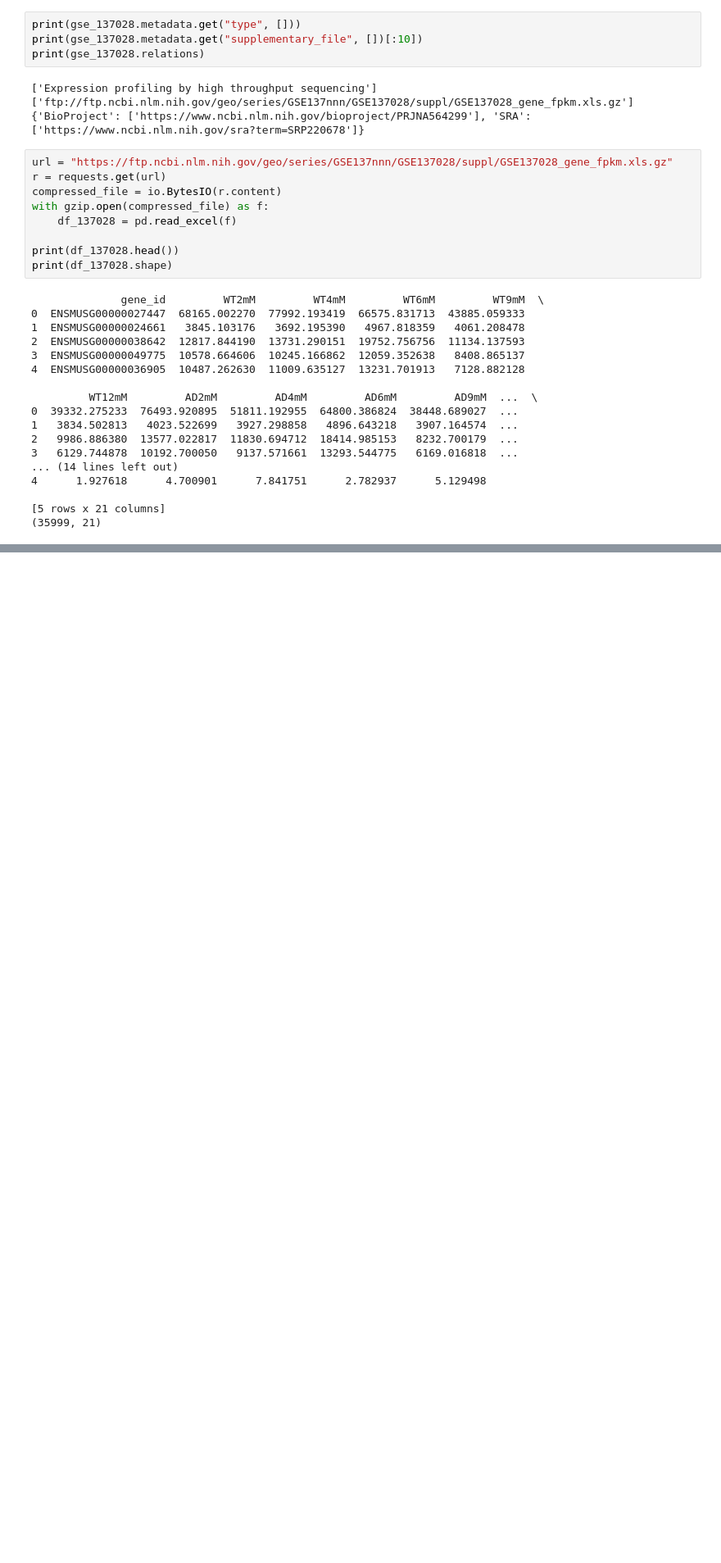
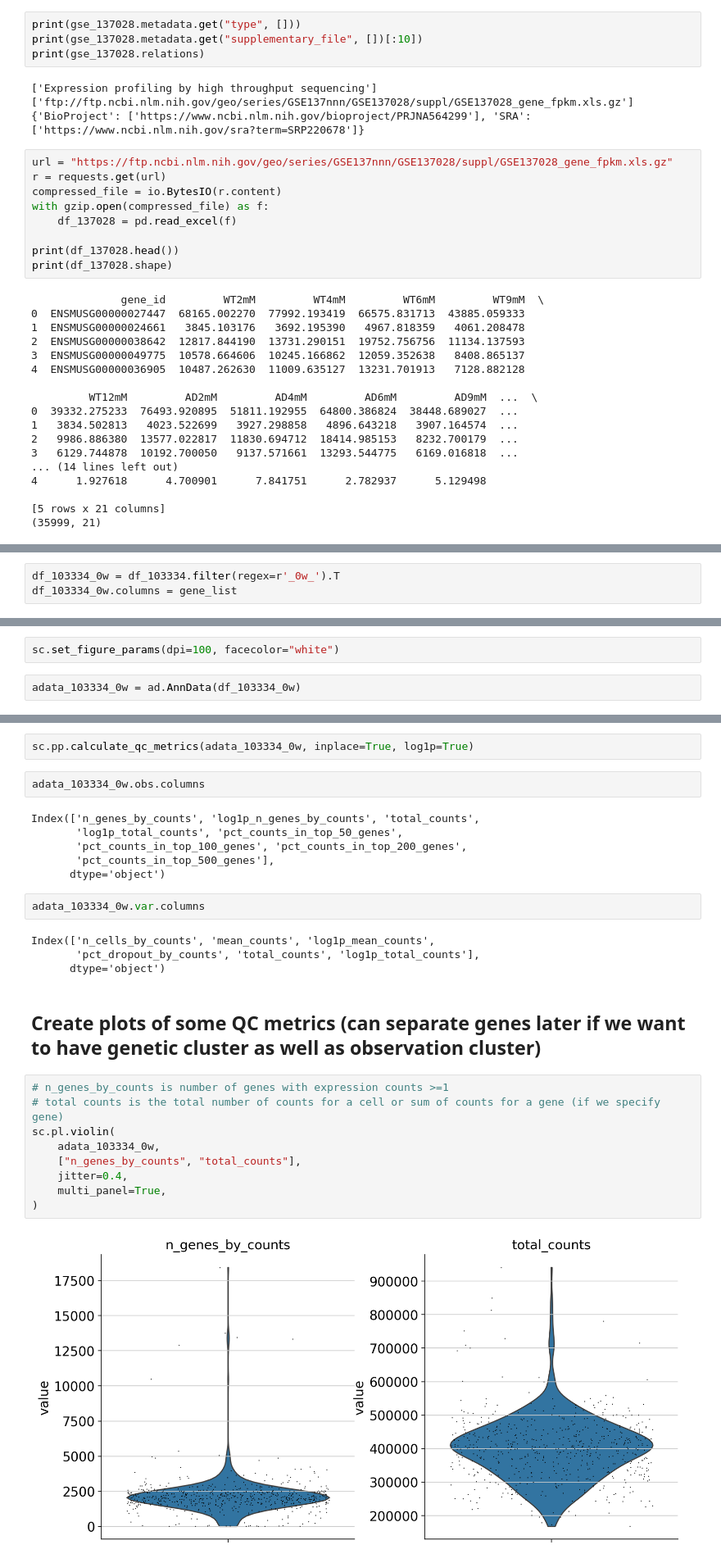
Before and after one commit to toritotony/Microglia-ML-Project, a Jupyter notebook: GEOparse/GEOparseMicroglia.ipynb, the cells around one changed output, grey strips where cells are left out. Shown at 82% size. Drawn from its saved outputs; the diff is of its cells as text; blank space fills up the shorter version.

Commit message:
Start performing tiny analysis and clustering/dimension-reduction on single cell data

```diff
--- a/GEOparse/GEOparseMicroglia.ipynb
+++ b/GEOparse/GEOparseMicroglia.ipynb
@@ -251,0 +412,3 @@ print(df_137028.shape)
+# %%
+df_103334_0w = df_103334.filter(regex=r'_0w_').T
+df_103334_0w.columns = gene_list
@@ -251,0 +454,4 @@ print(df_137028.shape)
+# %%
+sc.set_figure_params(dpi=100, facecolor="white")
+# %%
+adata_103334_0w = ad.AnnData(df_103334_0w)
@@ -251,0 +480,29 @@ print(df_137028.shape)
+# %%
+sc.pp.calculate_qc_metrics(adata_103334_0w, inplace=True, log1p=True)
+# %%
+adata_103334_0w.obs.columns
+# %% [output]
+Index(['n_genes_by_counts', 'log1p_n_genes_by_counts', 'total_counts',
+       'log1p_total_counts', 'pct_counts_in_top_50_genes',
+       'pct_counts_in_top_100_genes', 'pct_counts_in_top_200_genes',
+       'pct_counts_in_top_500_genes'],
+      dtype='object')
+# %%
+adata_103334_0w.var.columns
+# %% [output]
+Index(['n_cells_by_counts', 'mean_counts', 'log1p_mean_counts',
+       'pct_dropout_by_counts', 'total_counts', 'log1p_total_counts'],
+      dtype='object')
+# %% [markdown]
+## Create plots of some QC metrics (can separate genes later if we want to have genetic cluster as well as observation cluster)
+# %%
+# n_genes_by_counts is number of genes with expression counts >=1
+# total counts is the total number of counts for a cell or sum of counts for a gene (if we specify gene)
+sc.pl.violin(
+    adata_103334_0w,
+    ["n_genes_by_counts", "total_counts"],
+    jitter=0.4,
+    multi_panel=True,
+)
+# %% [output]
+[figure, added]
```
Also changed, not shown: parts of 62 cells of this notebook, 3 other files.
